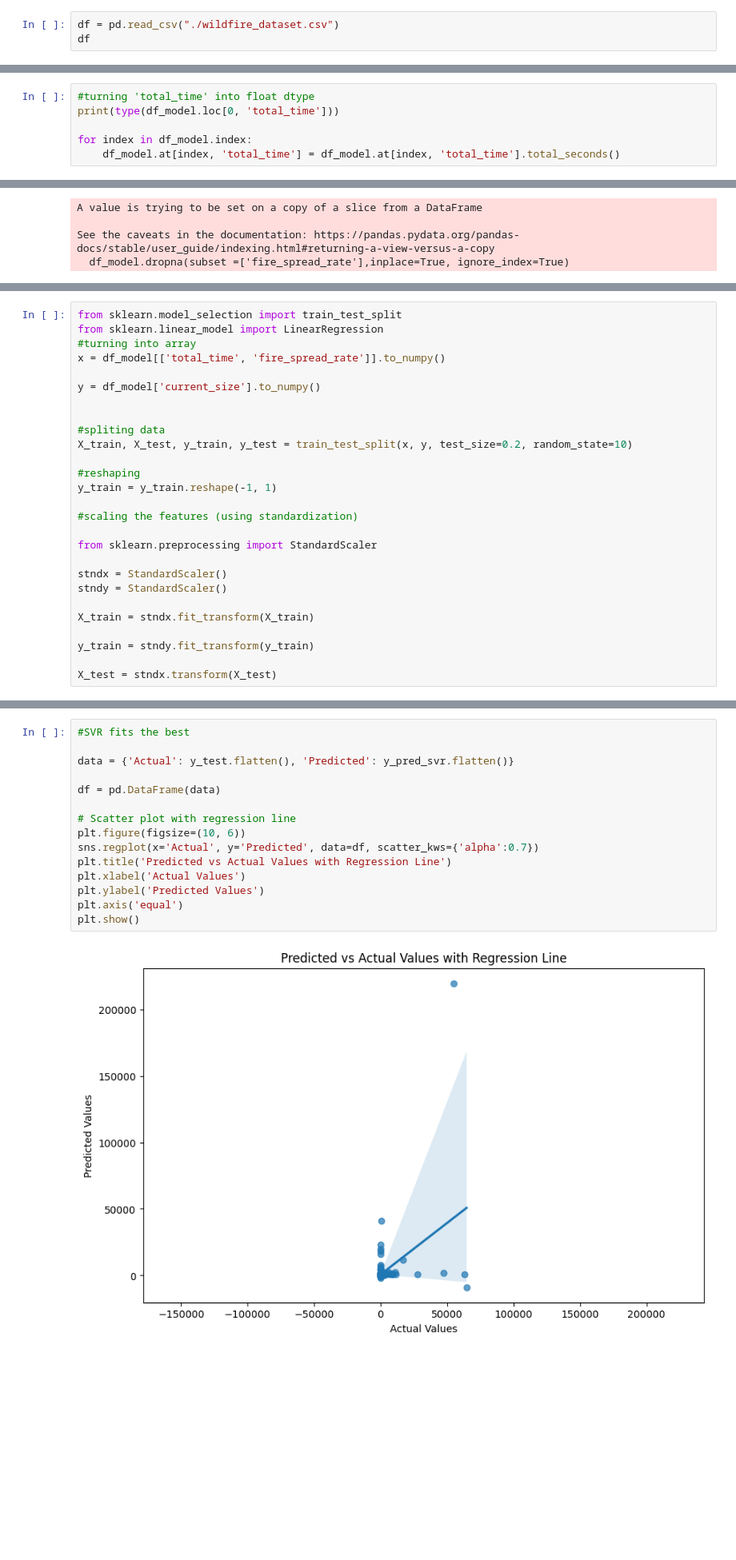
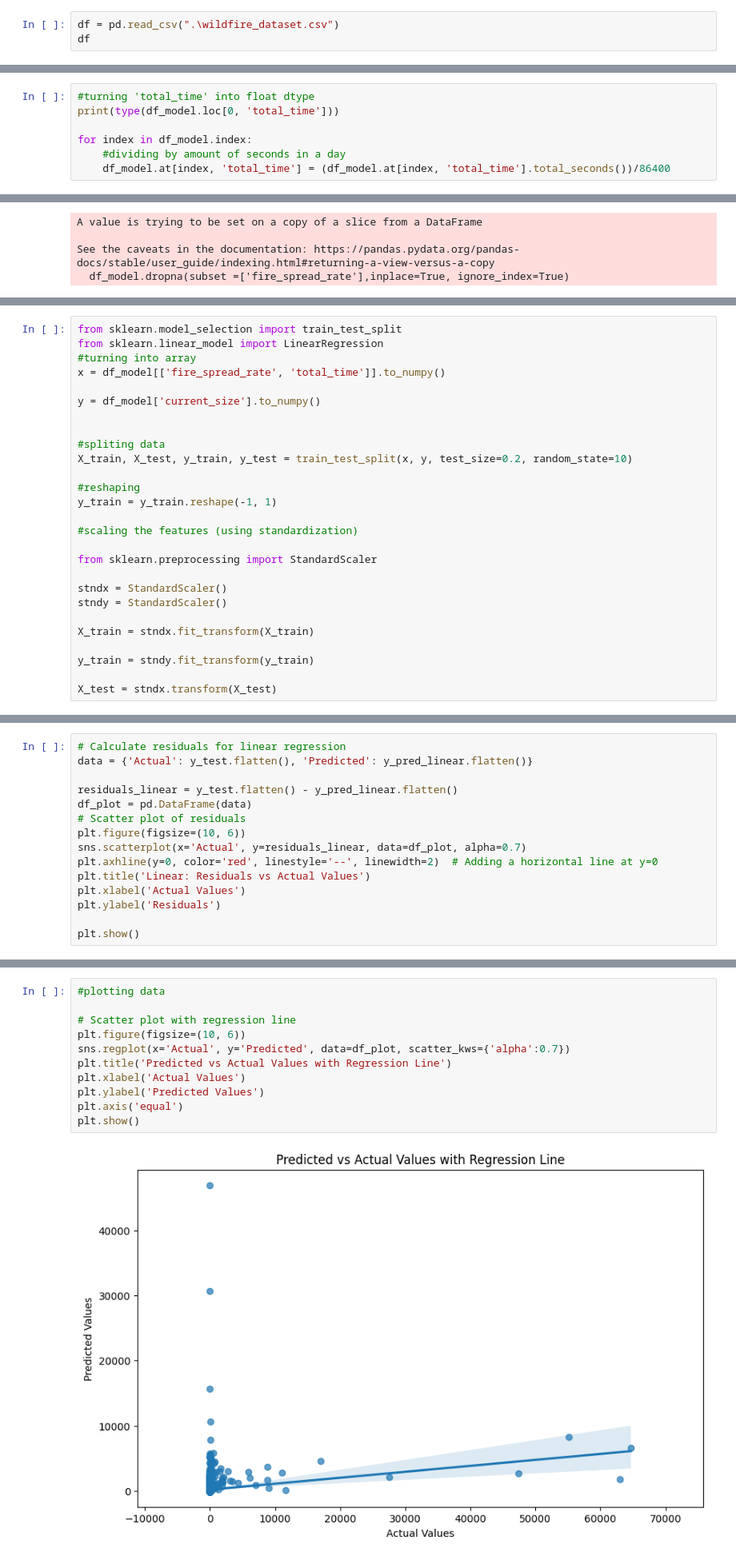
Before and after one commit to pandya-aditya/CxC_Hackathon, a Jupyter notebook: main.ipynb, the cells around one changed output, grey strips where cells are left out. Shown at 80% size. Cells and saved outputs as stored; diff of their text form; blank space fills up the shorter version.

```diff
--- a/main.ipynb
+++ b/main.ipynb
@@ -14,7 +5,7 @@ import numpy as np
 import seaborn as sns
 import copy
 # %%
-df = pd.read_csv("./wildfire_dataset.csv")
+df = pd.read_csv(".\wildfire_dataset.csv")
 df
 # %% [output]
 |  | fire_year | fire_number | fire_name | current_size | size_class | fire_location_latitude | ... |
@@ -559,7 +550,8 @@ See the caveats in the documentation: https://pandas.pydata.org/pandas-docs/stab
 print(type(df_model.loc[0, 'total_time']))
 
 for index in df_model.index:
-    df_model.at[index, 'total_time'] = df_model.at[index, 'total_time'].total_seconds()
+    #dividing by amount of seconds in a day
+    df_model.at[index, 'total_time'] = (df_model.at[index, 'total_time'].total_seconds())/86400
 # %% [output]
 <class 'pandas._libs.tslibs.timedeltas.Timedelta'>
 # %%
@@ -638,7 +630,7 @@ plt.show()
 from sklearn.model_selection import train_test_split
 from sklearn.linear_model import LinearRegression
 #turning into array
-x = df_model[['total_time', 'fire_spread_rate']].to_numpy()
+x = df_model[['fire_spread_rate', 'total_time']].to_numpy()
 
 y = df_model['current_size'].to_numpy()
 
@@ -721,0 +687,15 @@ Random Forest Regressor:  0.2052526526762598
+# %%
+# Calculate residuals for linear regression
+data = {'Actual': y_test.flatten(), 'Predicted': y_pred_linear.flatten()}
+
+residuals_linear = y_test.flatten() - y_pred_linear.flatten()
+df_plot = pd.DataFrame(data)
+# Scatter plot of residuals
+plt.figure(figsize=(10, 6))
+sns.scatterplot(x='Actual', y=residuals_linear, data=df_plot, alpha=0.7)
+plt.axhline(y=0, color='red', linestyle='--', linewidth=2)  # Adding a horizontal line at y=0
+plt.title('Linear: Residuals vs Actual Values')
+plt.xlabel('Actual Values')
+plt.ylabel('Residuals')
+
+plt.show()
@@ -722,17 +704,13 @@ Random Forest Regressor:  0.2052526526762598
 # %%
-#SVR fits the best
-
-data = {'Actual': y_test.flatten(), 'Predicted': y_pred_svr.flatten()}
-
-df = pd.DataFrame(data)
+#plotting data
 
 # Scatter plot with regression line
 plt.figure(figsize=(10, 6))
-sns.regplot(x='Actual', y='Predicted', data=df, scatter_kws={'alpha':0.7})
+sns.regplot(x='Actual', y='Predicted', data=df_plot, scatter_kws={'alpha':0.7})
 plt.title('Predicted vs Actual Values with Regression Line')
 plt.xlabel('Actual Values')
 plt.ylabel('Predicted Values')
 plt.axis('equal')
 plt.show()
 # %% [output]
-[figure, old version]
+[figure, new version]
```
Also changed, not shown: parts of 21 cells of this notebook.
